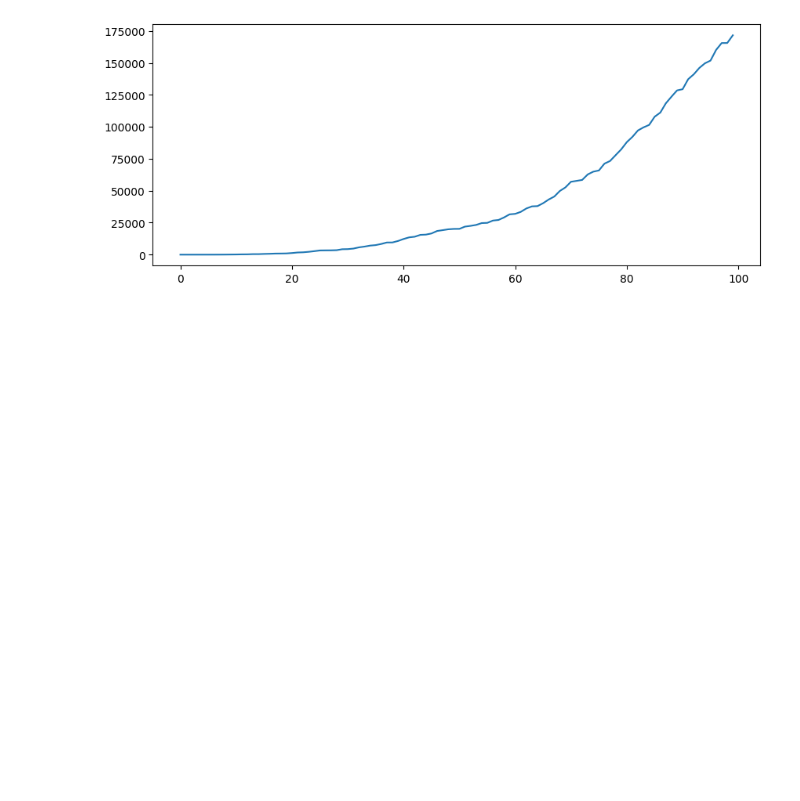
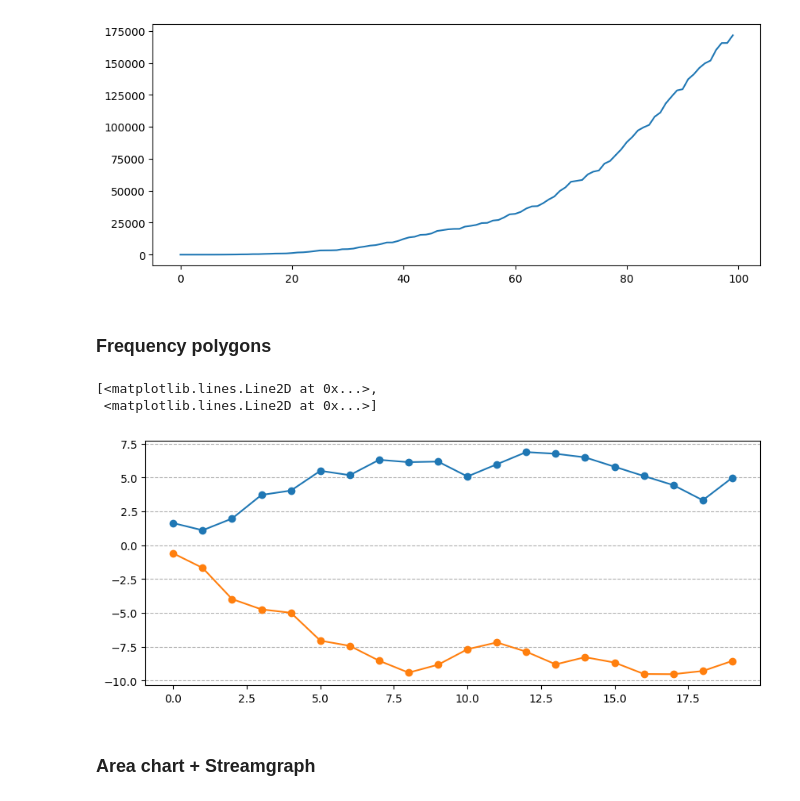
Before and after one commit to kazmierczakP/DataScienceNotebooks, a Jupyter notebook: Visualization.ipynb, the cells around one changed output. Saved outputs shown, nothing was run; the diff lists cells and outputs as text; code cells hidden in the pictures; blank space fills up the shorter version.

Commit message:
frequency plots

```diff
--- a/Visualization.ipynb
+++ b/Visualization.ipynb
@@ -667,3 +667,5 @@ plt.plot(df['x'], linestyle='-')
 # %% [output]
 [<matplotlib.lines.Line2D at 0x...>]
 [figure]
+# %% [markdown]
+### Frequency polygons
@@ -669,0 +676,15 @@ plt.plot(df['x'], linestyle='-')
+# %%
+np.random.seed(seed=1)
+index=pd.date_range(start='2020-01-01',periods=20)
+df=pd.DataFrame(np.random.randn(20,2),index=index,columns=['A','B'])
+df=df.cumsum()
+# %%
+plt.figure(figsize=(10,4))
+plt.grid(axis='y',linestyle='--')
+plt.plot(range(20),df,marker='o')
+# %% [output]
+[<matplotlib.lines.Line2D at 0x...>,
+ <matplotlib.lines.Line2D at 0x...>]
+[figure, added]
+# %% [markdown]
+### Area chart + Streamgraph
```
Also changed, not shown: parts of 1 cell of this notebook.
